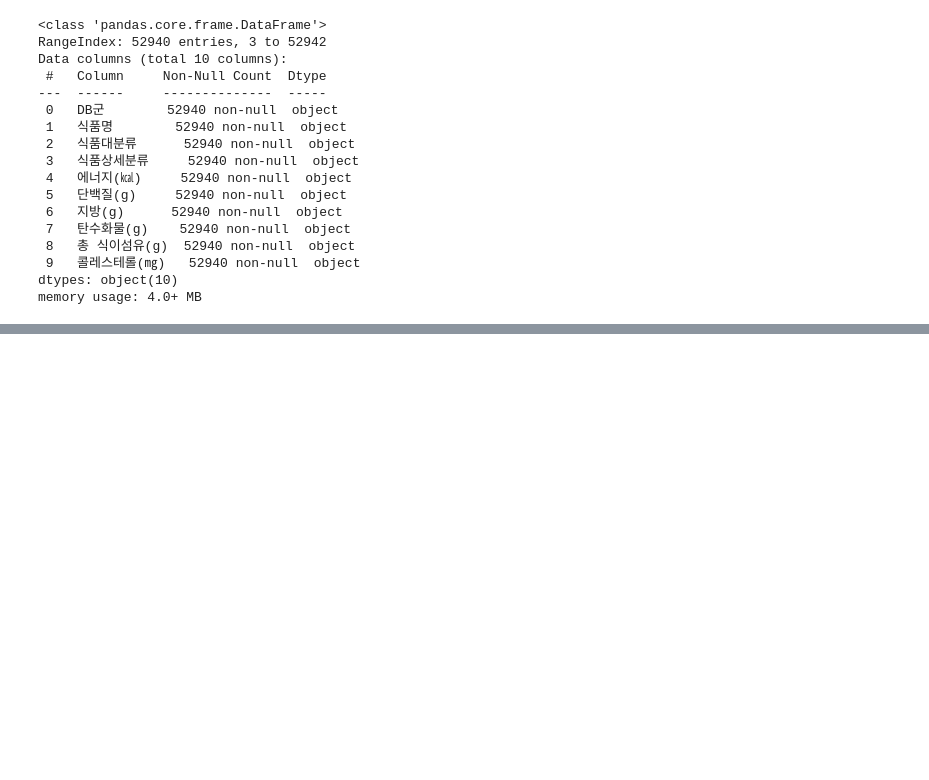
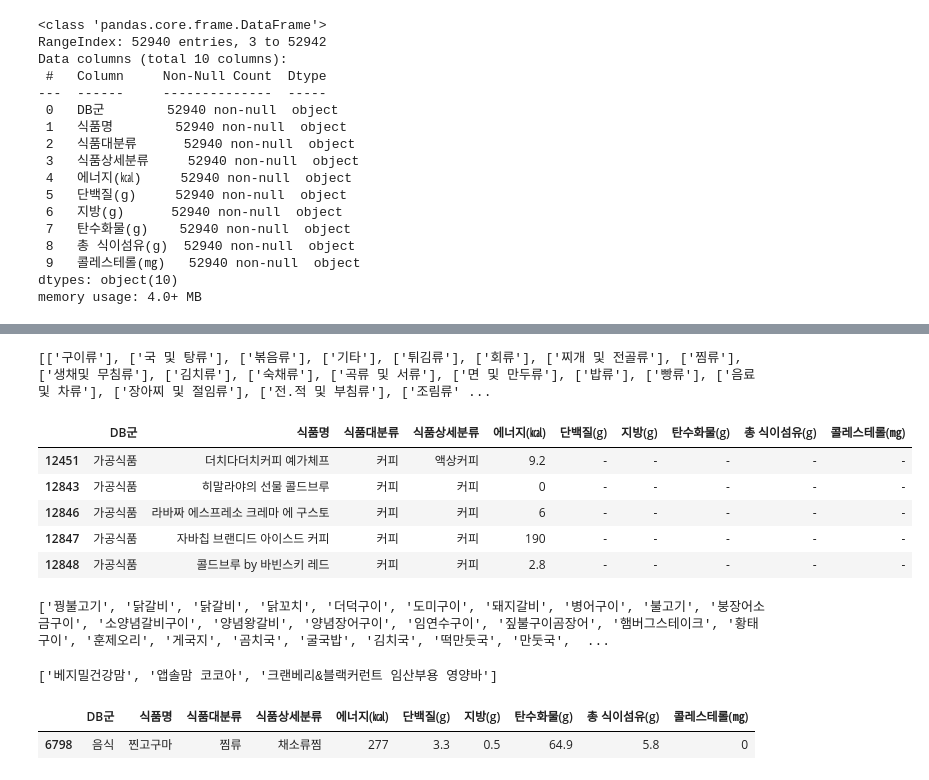
Before and after one commit to jeongm/AI-healty, a Jupyter notebook: object-detection/code/Info_db_xlsx.ipynb, the cells around one changed output, grey strips where cells are left out. Saved outputs shown, nothing was run; the diff lists cells and outputs as text; code cells hidden in the pictures; blank space fills up the shorter version.

```diff
--- a/object-detection/code/Info_db_xlsx.ipynb
+++ b/object-detection/code/Info_db_xlsx.ipynb
@@ -61,6 +56,6 @@ Index(['NO', 'SAMPLE_ID', '식품코드', 'DB군', '상용제품', '식품명',
 #df.drop(['발행기관','성분표출처','연도'],axis=1)
 # %%
 # 특정 열 추출
-df_class = df[['DB군','식품명','식품대분류','식품상세분류','에너지(㎉)','단백질(g)','지방(g)','탄수화물(g)','총 식이섬유(g)','콜레스테롤(㎎)']]
+df_summary = df[['DB군','식품명','식품대분류','식품상세분류','에너지(㎉)','단백질(g)','지방(g)','탄수화물(g)','총 식이섬유(g)','콜레스테롤(㎎)']]
 # %%
 #df_class.head()
@@ -120,0 +99,31 @@ Name: 식품대분류, Length: 52940, dtype: object
+# %%
+category = df_cate.values
+category = category.tolist()
+print(category)
+# %% [output]
+[['구이류'], ['국 및 탕류'], ['볶음류'], ['기타'], ['튀김류'], ['회류'], ['찌개 및 전골류'], ['찜류'], ['생채및 무침류'], ['김치류'], ['숙채류'], ['곡류 및 서류'], ['면 및 만두류'], ['밥류'], ['빵류'], ['음료 및 차류'], ['장아찌 및 절임류'], ['전.적 및 부침류'], ['조림류' ...
+# %%
+df_class[df_class['식품대분류']=='커피'].head(5)
+# %% [output]
+|  | DB군 | 식품명 | 식품대분류 | 식품상세분류 | 에너지(㎉) | 단백질(g) | 지방(g) | 탄수화물(g) | 총 식이섬유(g) | 콜레스테롤(㎎) |
+| 12451 | 가공식품 | 더치다더치커피 예가체프 | 커피 | 액상커피 | 9.2 | - | - | - | - | - |
+| 12843 | 가공식품 | 히말라야의 선물 콜드브루 | 커피 | 커피 | 0 | - | - | - | - | - |
+| 12846 | 가공식품 | 라바짜 에스프레소 크레마 에 구스토 | 커피 | 커피 | 6 | - | - | - | - | - |
+| 12847 | 가공식품 | 자바칩 브랜디드 아이스드 커피 | 커피 | 커피 | 190 | - | - | - | - | - |
+| 12848 | 가공식품 | 콜드브루 by 바빈스키 레드 | 커피 | 커피 | 2.8 | - | - | - | - | - |
+# %%
+food_name = df_summary['식품명'].tolist()
+print(food_name)
+# %% [output]
+['꿩불고기', '닭갈비', '닭갈비', '닭꼬치', '더덕구이', '도미구이', '돼지갈비', '병어구이', '불고기', '붕장어소금구이', '소양념갈비구이', '양념왕갈비', '양념장어구이', '임연수구이', '짚불구이곰장어', '햄버그스테이크', '황태구이', '훈제오리', '게국지', '곰치국', '굴국밥', '김치국', '떡만둣국', '만둣국',  ...
+# %%
+df_ex = df_summary.loc[(df_summary['식품대분류']=='임산/수유부용 식품')]
+ex = df_ex['식품명'].to_list()
+print(ex)
+# %% [output]
+['베지밀건강맘', '앱솔맘 코코아', '크랜베리&블랙커런트 임산부용 영양바']
+# %%
+df_summary.loc[(df_summary['식품명']=='찐고구마')]
+# %% [output]
+|  | DB군 | 식품명 | 식품대분류 | 식품상세분류 | 에너지(㎉) | 단백질(g) | 지방(g) | 탄수화물(g) | 총 식이섬유(g) | 콜레스테롤(㎎) |
+| 6798 | 음식 | 찐고구마 | 찜류 | 채소류찜 | 277 | 3.3 | 0.5 | 64.9 | 5.8 | 0 |
```
Also changed, not shown: parts of 5 cells of this notebook, 6 other files.
